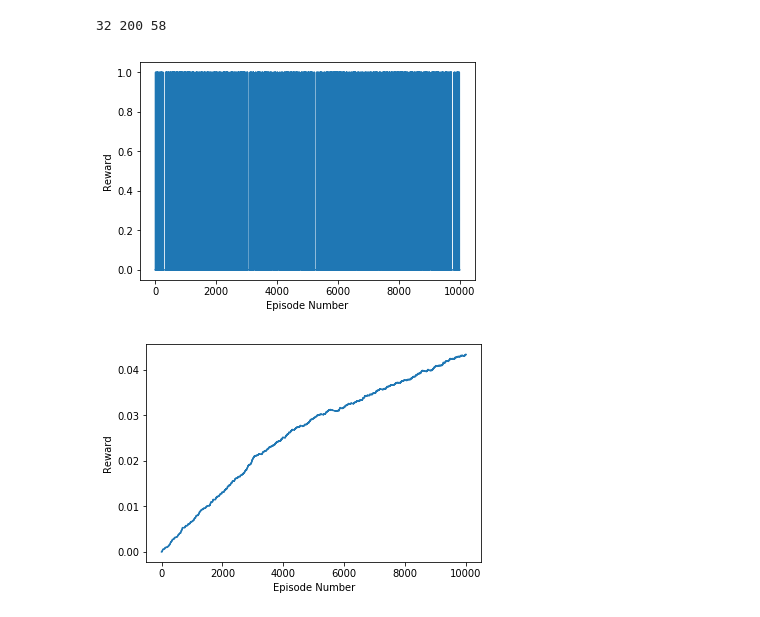
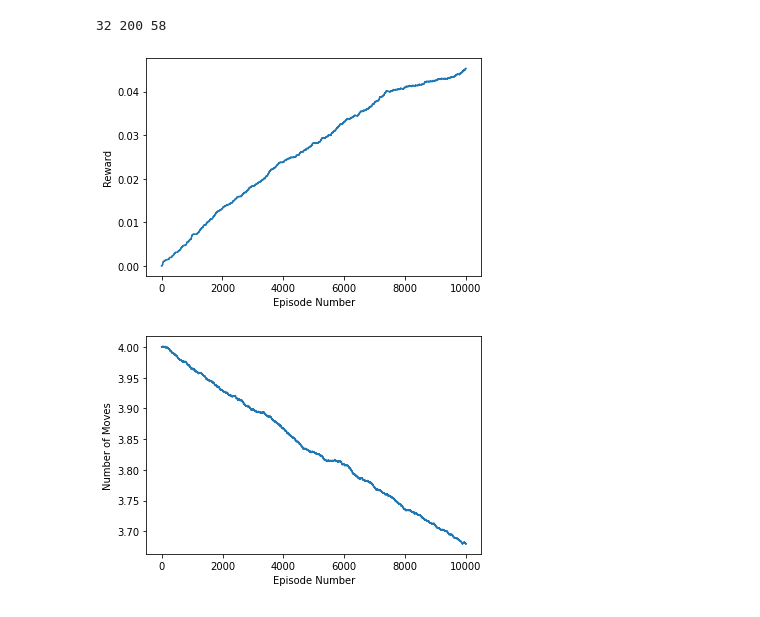
Before and after one commit to guandaz24/Reinforcement-Learning, a Jupyter notebook: Assignment_deep_q_learning_v2.ipynb, the cells around one changed output. Drawn from its saved outputs; the diff is of its cells as text; code cells hidden in the pictures.

Commit message:
Change reward administration

```diff
--- a/Assignment_deep_q_learning_v2.ipynb
+++ b/Assignment_deep_q_learning_v2.ipynb
@@ -257,6 +260,13 @@ for n in tqdm(range(N_episodes)):
         a_agent = EpsilonGreedy_Policy(epsilon_f, a)
         #zzr add
 
+        # Add to number of moves for the game
+        N_moves_save[n] = N_moves_save[n]+1
+        # Exponential moving average of the number of moves per game
+        alpha = 1/N_episodes
+        if n > 0:
+            N_moves_save[n] = ((1-alpha) * N_moves_save[n-1]) + (alpha*N_moves_save[n])
+
         #return self.Board, X, allowed_a, R, Done
         S_next,X_next,allowed_a_next,R,Done=env.OneStep(a_agent)
 
@@ -281,14 +291,9 @@ for n in tqdm(range(N_episodes)):
             #set the reward for the game
             R_save[n] = R
             #exponential moving average of the reward R
-            alpha = 1/10000
+            alpha = 1/N_episodes
             if n > 0:
                 R_save[n] = ((1-alpha) * R_save[n-1]) + (alpha*R_save[n])
-
-            #set the number of moves for the game
-            N_moves_save[n] = N_moves_save[n]+1
-            #zzr add
-
             break
 
         # IF THE EPISODE IS NOT OVER...
@@ -321,24 +326,21 @@ for n in tqdm(range(N_episodes)):
 
         i += 1  # UPDATE COUNTER FOR NUMBER OF ACTIONS
 # %%
-# without expotential moving averagr
-# #zzr add
-# plt.plot(R_save)
-# plt.xlabel('Episode Number')
-# plt.ylabel('Reward')
-# plt.show()
-# #zzr add
+# Exponential moving average of reward per game over time
+plt.plot(R_save)
+plt.xlabel('Episode Number')
+plt.ylabel('Reward')
+plt.show()
+#zzr add
 # %% [output]
-[figure, old version]
+[figure, new version]
 # %%
-# with expotential moveing averagr
-#zzr add
-plt.plot(R_save)
+# Exponential moving average of number of moves per game over time
+plt.plot(N_moves_save)
 plt.xlabel('Episode Number')
-plt.ylabel('Reward')
+plt.ylabel('Number of Moves')
 plt.show()
-#zzr add
 # %% [output]
-[figure, old version]
+[figure, new version]
 # %%
 # Q.shape
```
Also changed, not shown: parts of 9 cells of this notebook, 1 other file.
